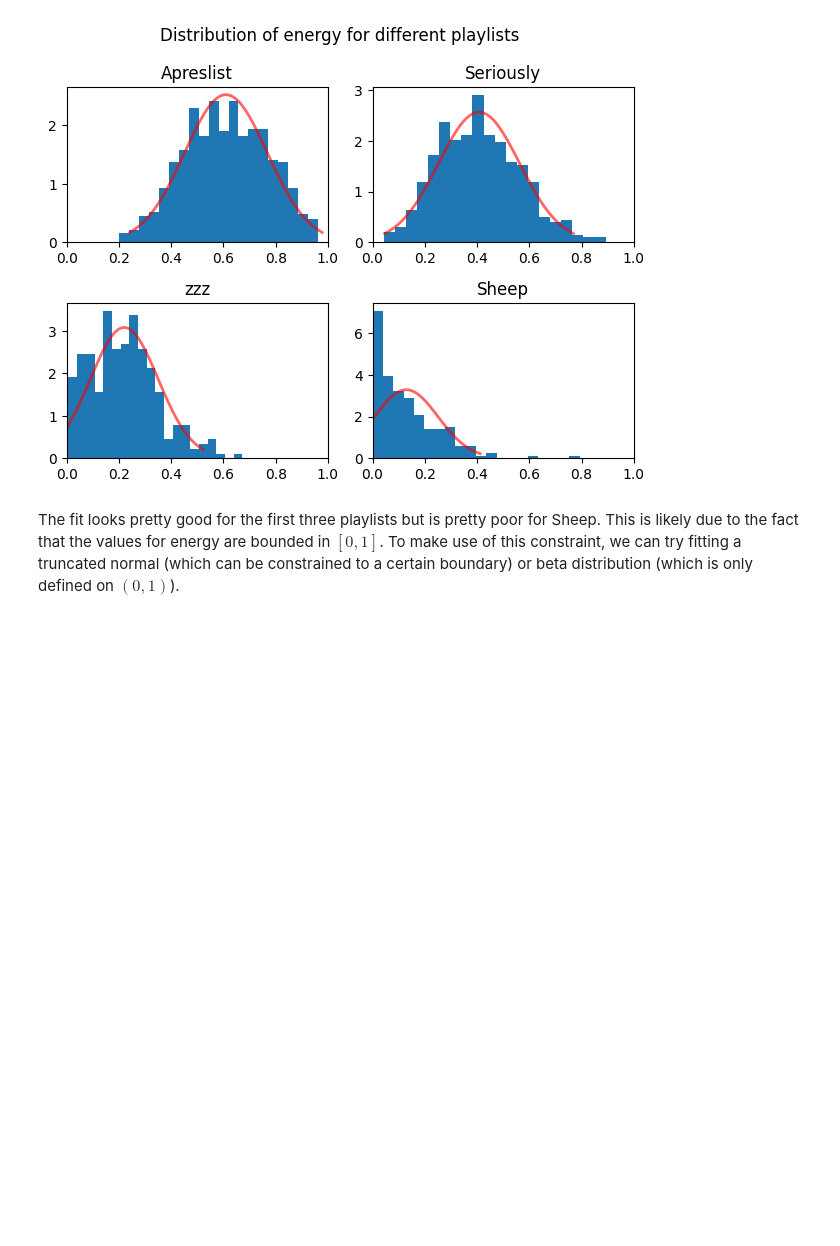
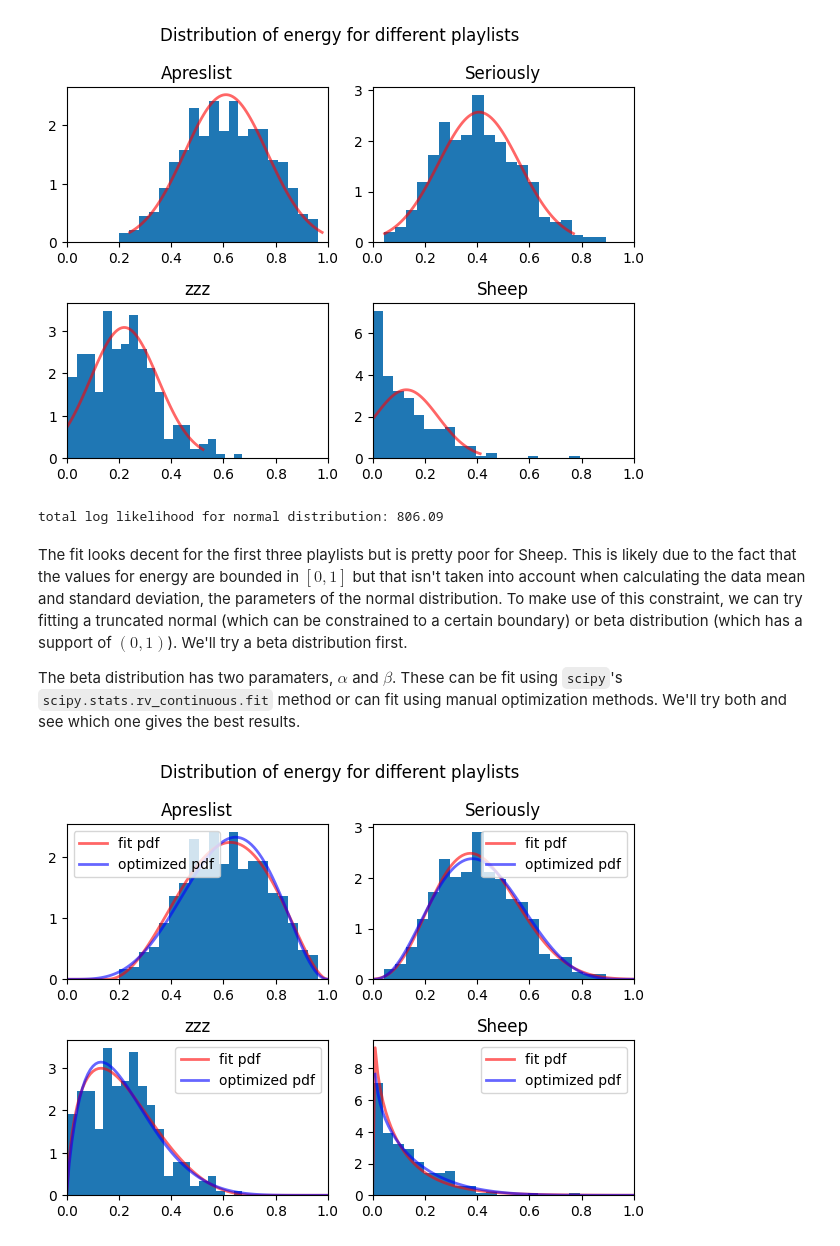
Before and after one commit to dbatten5/spauditify, a Jupyter notebook: poc.ipynb, the cells around one changed output. Cells and saved outputs as stored; diff of their text form; code cells hidden in the pictures; blank space fills up the shorter version.

Commit message:
beta distribution

```diff
--- a/poc.ipynb
+++ b/poc.ipynb
@@ -155,5 +163,77 @@ fig.suptitle("Distribution of energy for different playlists")
 plt.show()
 # %% [output]
 [figure]
+# %%
+norm_ll = (
+    np.sum(dist_1.logpdf(apreslist_M[:, energy_dim]))
+    + np.sum(dist_2.logpdf(seriously_M[:, energy_dim]))
+    + np.sum(dist_3.logpdf(zzz_M[:, energy_dim]))
+    + np.sum(dist_4.logpdf(sheep_M[:, energy_dim]))
+)
+print(f"total log likelihood for normal distribution: {norm_ll:.2f}")
+# %% [output]
+total log likelihood for normal distribution: 806.09
 # %% [markdown]
-The fit looks pretty good for the first three playlists but is pretty poor for Sheep. This is likely due to the fact that the values for energy are bounded in $[0, 1]$. To make use of this constraint, we can try fitting a truncated normal (which can be constrained to a certain boundary) or beta distribution (which is only defined on $(0,1)$).
+The fit looks decent for the first three playlists but is pretty poor for Sheep. This is likely due to the fact that the values for energy are bounded in $[0, 1]$ but that isn't taken into account when calculating the data mean and standard deviation, the parameters of the normal distribution. To make use of this constraint, we can try fitting a truncated normal (which can be constrained to a certain boundary) or beta distribution (which has a support of $(0,1)$). We'll try a beta distribution first.
+
+The beta distribution has two paramaters, $\alpha$ and $\beta$. These can be fit using `scipy`'s  `scipy.stats.rv_continuous.fit` method or can fit using manual optimization methods. We'll try both and see which one gives the best results.
+# %%
+from scipy.stats import beta
+from scipy.optimize import minimize
+
+def fit_beta(data: NDArray):
+    params = beta.fit(data)
+    return beta(*params)
+
+
+def fit_beta_optimized(data: NDArray):
+    def func(p: tuple, r: NDArray) -> float:
+        return -np.sum(beta.logpdf(r,*p))
+
+    params = minimize(
+        func,
+        x0=(1,1),
+        args=(data),
+        bounds=((0, None), (0, None)),
+    )
+
+    return beta(*params.x)
+
+
+def plot_hist_and_beta_dists(
+    ax,
+    data: NDArray,
+    dist_fit,
+    dist_optim,
+    nbins: int = 20,
+) -> None:
+    ax.hist(data, bins=nbins, density=True)
+    x = np.linspace(0, 1, 100)
+    ax.plot(x, dist_fit.pdf(x), "r-", lw=2, alpha=0.6, label="fit pdf")
+    ax.plot(x, dist_optim.pdf(x), "b-", lw=2, alpha=0.6, label="optimized pdf")
+    ax.set_xlim([0, 1])
+    ax.legend()
+
+
+n_bins = 20
+fig, axs = plt.subplots(2, 2, tight_layout=True)
+dist_1_b = fit_beta(apreslist_M[:, energy_dim])
+dist_1_o = fit_beta_optimized(apreslist_M[:, energy_dim])
+plot_hist_and_beta_dists(axs[0][0], apreslist_M[:, energy_dim], dist_1_b, dist_1_o)
+axs[0][0].set_title("Apreslist")
+dist_2_b = fit_beta(seriously_M[:, energy_dim])
+dist_2_o = fit_beta_optimized(seriously_M[:, energy_dim])
+plot_hist_and_beta_dists(axs[0][1], seriously_M[:, energy_dim], dist_2_b, dist_2_o)
+axs[0][1].set_title("Seriously")
+dist_3_b = fit_beta(zzz_M[:, energy_dim])
+dist_3_o = fit_beta_optimized(zzz_M[:, energy_dim])
+plot_hist_and_beta_dists(axs[1][0], zzz_M[:, energy_dim], dist_3_b, dist_3_o)
+axs[1][0].set_title("zzz")
+dist_4_b = fit_beta(sheep_M[:, energy_dim])
+dist_4_o = fit_beta_optimized(sheep_M[:, energy_dim])
+plot_hist_and_beta_dists(axs[1][1], sheep_M[:, energy_dim], dist_4_b, dist_4_o)
+axs[1][1].set_title("Sheep")
+fig.suptitle("Distribution of energy for different playlists")
+plt.show()
+# %% [output]
+[figure, added]
```
Also changed, not shown: parts of 5 cells of this notebook, 1 other file.
